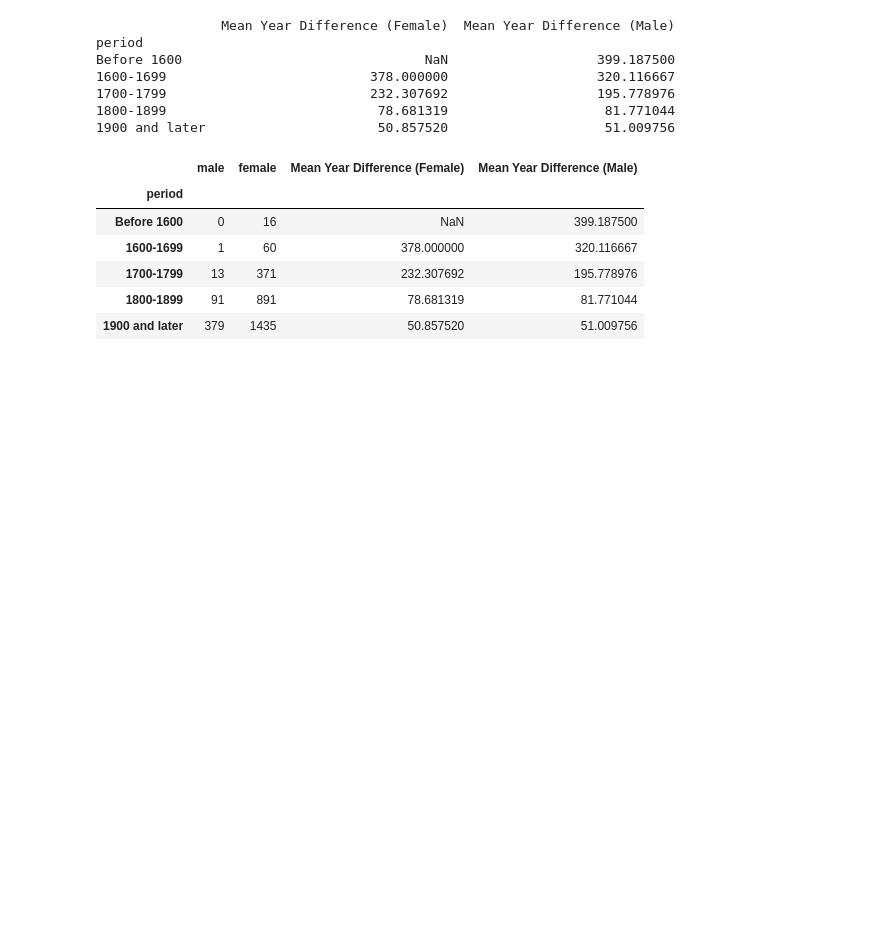
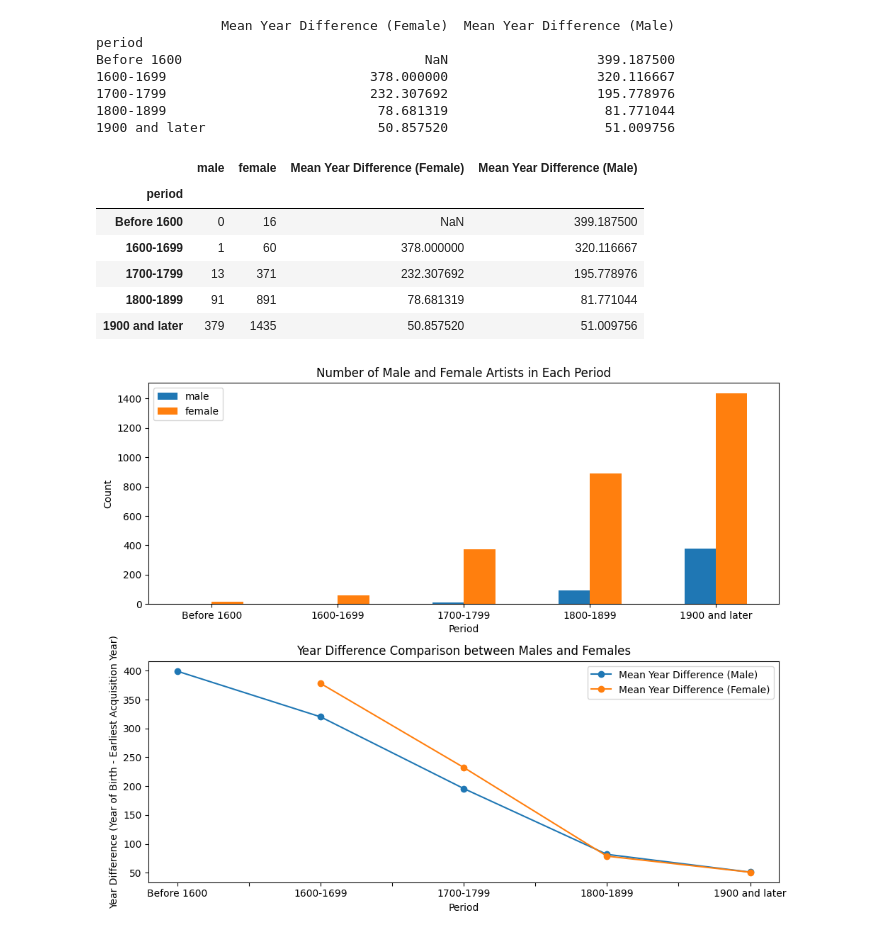
Before and after one commit to jennylzx/dissertation, a Jupyter notebook: notebooks/Tate_acquisitionYear.ipynb, the cells around one changed output. Drawn from its saved outputs; the diff is of its cells as text; code cells hidden in the pictures; blank space fills up the shorter version.

```diff
--- a/notebooks/Tate_acquisitionYear.ipynb
+++ b/notebooks/Tate_acquisitionYear.ipynb
@@ -282,3 +282,29 @@ final_df
 | 1700-1799 | 13 | 371 | 232.307692 | 195.778976 |
 | 1800-1899 | 91 | 891 | 78.681319 | 81.771044 |
 | 1900 and later | 379 | 1435 | 50.857520 | 51.009756 |
+# %%
+# Create a figure with two subplots
+fig, (ax1, ax2) = plt.subplots(2, 1, figsize=(10, 8))
+
+# Plot the number of male and female artists in each period
+final_df[['male', 'female']].plot(kind='bar', ax=ax1)
+ax1.set_xlabel('Period')
+ax1.set_ylabel('Count')
+ax1.set_title('Number of Male and Female Artists in Each Period')
+ax1.legend(loc='upper left')
+ax1.set_xticklabels(final_df.index, rotation=0)
+
+# Plot the Year Difference Comparison between Males and Females
+final_df[['Mean Year Difference (Male)', 'Mean Year Difference (Female)']].plot(kind='line', marker='o', ax=ax2)
+ax2.set_xlabel('Period')
+ax2.set_ylabel('Year Difference (Year of Birth - Earliest Acquisition Year)')
+ax2.set_title('Year Difference Comparison between Males and Females')
+ax2.legend(loc='upper right')
+
+# Adjust spacing between subplots
+plt.tight_layout()
+
+# Show the plot
+plt.show()
+# %% [output]
+[figure, added]
```
Also changed, not shown: parts of 1 cell of this notebook.
